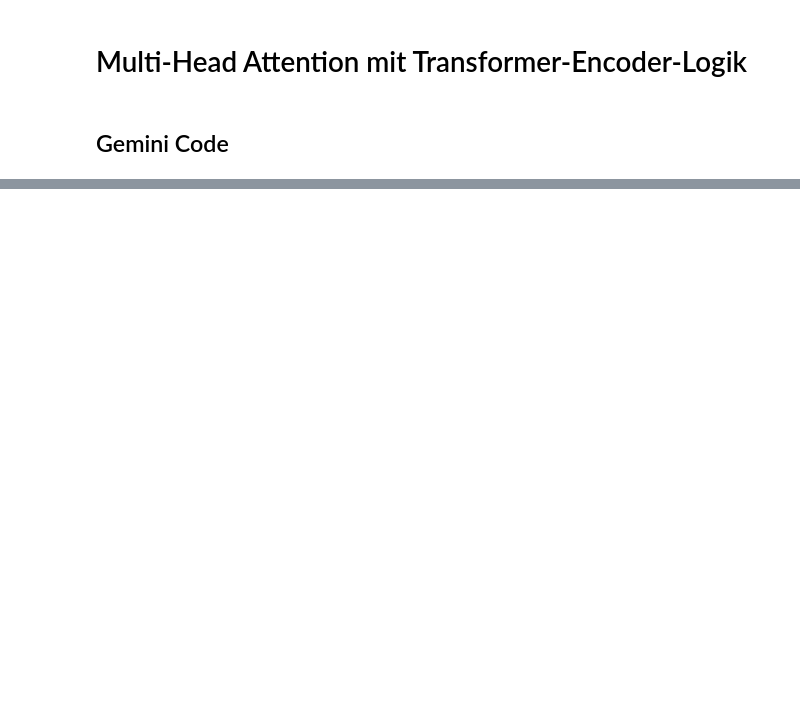
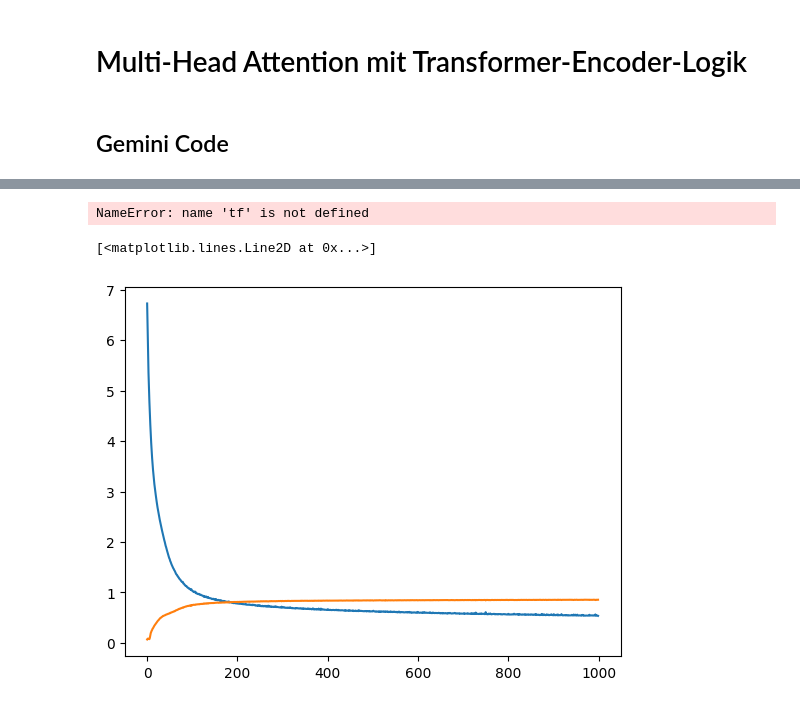
Before and after one commit to mckoh/research_experiments, a Jupyter notebook: notebooks/transformer_encoder.ipynb, the cells around one changed output, grey strips where cells are left out. Cells and saved outputs as stored; diff of their text form; code cells hidden in the pictures; blank space fills up the shorter version.

Commit message:
added multihead-attention test

```diff
--- a/notebooks/transformer_encoder.ipynb
+++ b/notebooks/transformer_encoder.ipynb
@@ -218,0 +13,15 @@ Wahrscheinlichkeit für 'Positiv': 0.9112
+# %%
+from tensorflow.keras.models import Model
+from tensorflow.keras.layers import MultiHeadAttention, Dense, Input
+from tensorflow.keras.layers import TextVectorization, Embedding
+from tensorflow.keras.layers import LayerNormalization
+from numpy import array
+
+import numpy as np
+import tensorflow as tf
+
+
+VOCAB_SIZE = 1000
+VEKTOR_LEN = 12
+SPLITTING_LEN = 20
+EMBEDDING_DIM = 8
@@ -218,0 +32,15 @@ Wahrscheinlichkeit für 'Positiv': 0.9112
+# %%
+text = array([
+    "Die Bank hat Sonntags geschlossen",
+    "Ich sitze gerade auf der Bank",
+    "Diese Aktie ist eine sichere Bank"
+])
+# %%
+with open("../data/die_glocke.txt", "r") as file:
+    text = file.read().replace("\n", " ").replace("  ", " ").split(" ")
+
+text = [
+    " ".join(item) for item in [
+        text[i:i+VEKTOR_LEN] for i in range(len(text))
+    ]
+]
@@ -218,0 +201,13 @@ Wahrscheinlichkeit für 'Positiv': 0.9112
+# %%
+devices = tf.config.list_physical_devices()
+print("Verfügbare Geräte:", devices)
+# %% [output]
+NameError: name 'tf' is not defined
+# %%
+from matplotlib import pyplot as plt
+
+plt.plot(log.history["loss"])
+plt.plot(log.history["accuracy"])
+# %% [output]
+[<matplotlib.lines.Line2D at 0x...>]
+[figure, added]
```
Also changed, not shown: parts of 21 cells of this notebook, 1 other file.
